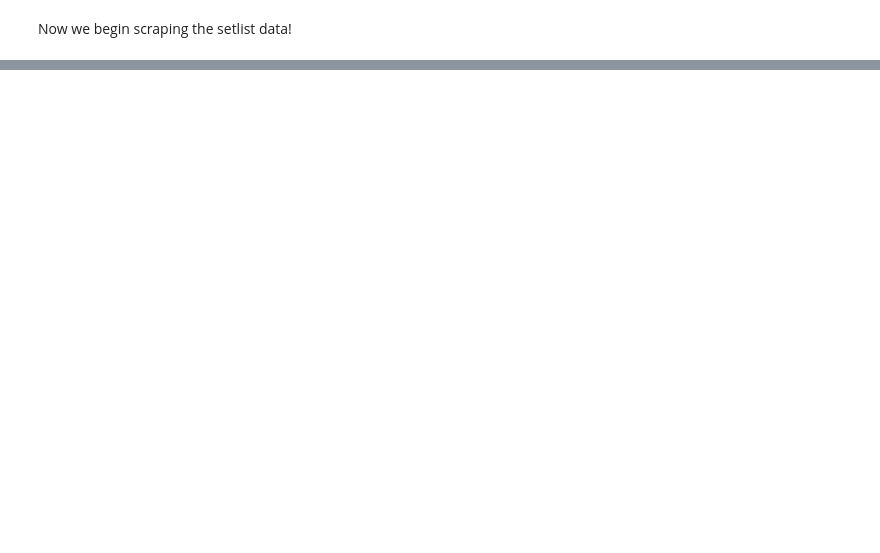
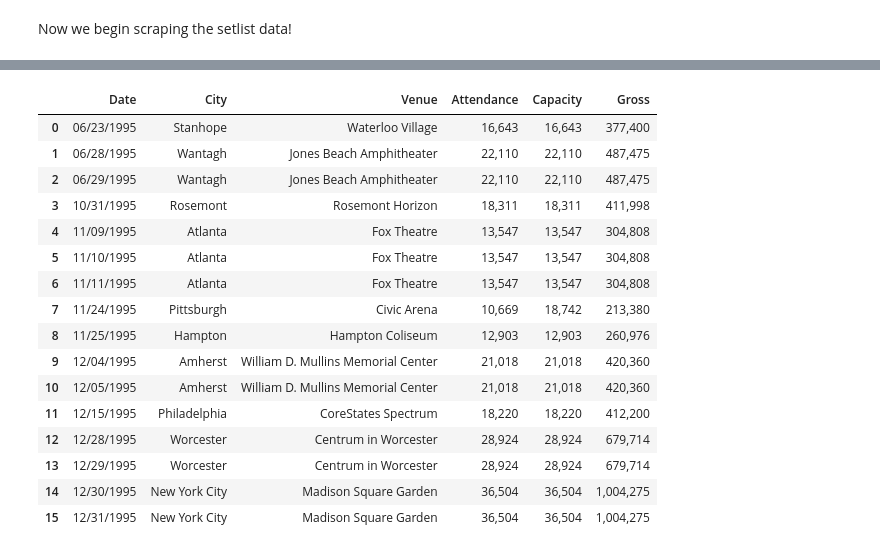
Before and after one commit to digital-buddha42/Phish-data-web-scraping, a Jupyter notebook: Phish Concert Data ETL.ipynb, the cells around one changed output, grey strips where cells are left out. Cells and saved outputs as stored; diff of their text form; code cells hidden in the pictures; blank space fills up the shorter version.

```diff
--- a/Phish Concert Data ETL.ipynb
+++ b/Phish Concert Data ETL.ipynb
@@ -97,0 +253,53 @@ phish_p1_df[-5:]
+# %%
+money_dfs_1995 = money_dfs[2]
+money_dfs_1995['Gross'] = money_dfs_1995['Gross'].str.replace('$', '')
+
+money_dfs_1995_split = money_dfs_1995['Attendance'].str.split('/', expand=True)
+money_dfs_1995['Attendance'] = money_dfs_1995_split[0]
+money_dfs_1995['Capacity'] = money_dfs_1995_split[1]
+
+desired_column_order = ['Date (1995)', 'City', 'Venue', 'Attendance', 'Capacity', 'Gross']
+money_dfs_1995_reordered = money_dfs_1995[desired_column_order]
+money_dfs_1995 = money_dfs_1995_reordered
+
+money_dfs_1995['City'] = money_dfs_1995['City'].str.replace(', United States', '')
+
+def convert_date(date_str):
+    try:
+        date_obj = pd.to_datetime(date_str, format='%B %d', errors='coerce')
+        if not pd.isnull(date_obj):
+            date_obj = date_obj.replace(year=1995)
+            return date_obj.strftime('%m/%d/%Y')
+    except ValueError:
+        pass
+    return date_str
+
+money_dfs_1995['Date (1995)'] = money_dfs_1995['Date (1995)'].apply(convert_date)
+
+money_dfs_1995 = money_dfs_1995.drop(16)
+money_dfs_1995 = money_dfs_1995.reset_index(drop=True)
+
+money_dfs_1995 = money_dfs_1995.rename(columns={'Date (1995)': 'Date'})
+
+
+money_dfs[2] = money_dfs_1995
+
+money_dfs[2]
+# %% [output]
+|  | Date | City | Venue | Attendance | Capacity | Gross |
+| 0 | 06/23/1995 | Stanhope | Waterloo Village | 16,643 | 16,643 | 377,400 |
+| 1 | 06/28/1995 | Wantagh | Jones Beach Amphitheater | 22,110 | 22,110 | 487,475 |
+| 2 | 06/29/1995 | Wantagh | Jones Beach Amphitheater | 22,110 | 22,110 | 487,475 |
+| 3 | 10/31/1995 | Rosemont | Rosemont Horizon | 18,311 | 18,311 | 411,998 |
+| 4 | 11/09/1995 | Atlanta | Fox Theatre | 13,547 | 13,547 | 304,808 |
+| 5 | 11/10/1995 | Atlanta | Fox Theatre | 13,547 | 13,547 | 304,808 |
+| 6 | 11/11/1995 | Atlanta | Fox Theatre | 13,547 | 13,547 | 304,808 |
+| 7 | 11/24/1995 | Pittsburgh | Civic Arena | 10,669 | 18,742 | 213,380 |
+| 8 | 11/25/1995 | Hampton | Hampton Coliseum | 12,903 | 12,903 | 260,976 |
+| 9 | 12/04/1995 | Amherst | William D. Mullins Memorial Center | 21,018 | 21,018 | 420,360 |
+| 10 | 12/05/1995 | Amherst | William D. Mullins Memorial Center | 21,018 | 21,018 | 420,360 |
+| 11 | 12/15/1995 | Philadelphia | CoreStates Spectrum | 18,220 | 18,220 | 412,200 |
+| 12 | 12/28/1995 | Worcester | Centrum in Worcester | 28,924 | 28,924 | 679,714 |
+| 13 | 12/29/1995 | Worcester | Centrum in Worcester | 28,924 | 28,924 | 679,714 |
+| 14 | 12/30/1995 | New York City | Madison Square Garden | 36,504 | 36,504 | 1,004,275 |
+| 15 | 12/31/1995 | New York City | Madison Square Garden | 36,504 | 36,504 | 1,004,275 |
```
Also changed, not shown: parts of 37 cells of this notebook.
